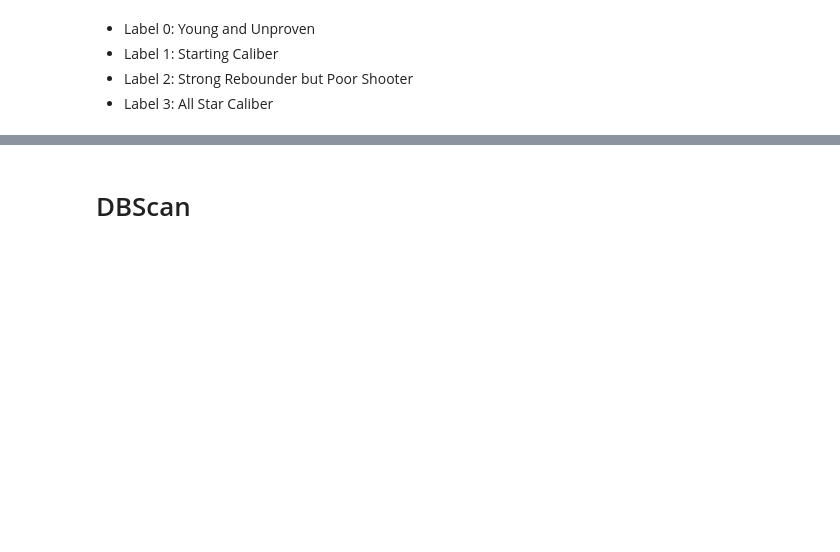
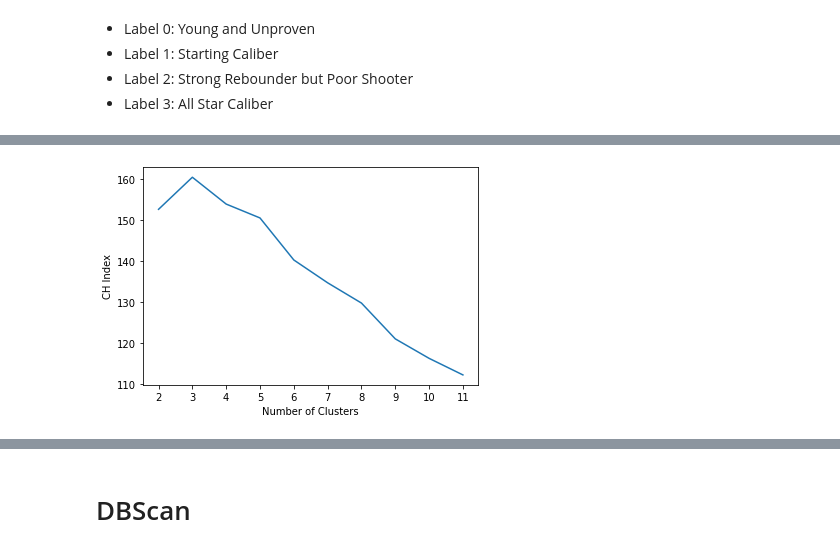
Before and after one commit to rwatling/data-mining-basketball-players, a Jupyter notebook: clustering.ipynb, the cells around one changed output, grey strips where cells are left out. Saved outputs shown, nothing was run; the diff lists cells and outputs as text; code cells hidden in the pictures; blank space fills up the shorter version.

```diff
--- a/clustering.ipynb
+++ b/clustering.ipynb
@@ -685,0 +719,16 @@ Index: []
+# %%
+ch_index = []
+
+for k in range(2,12):
+    kmeans = KMeans(n_clusters=k, random_state=64)
+    kmeans.fit(pca_2comps_df)
+    score = calinski_harabasz_score(pca_3comps_df, kmeans.labels_)
+    ch_index.append(score)
+
+plt.plot(range(2, 12), ch_index)
+plt.xticks(range(2, 12))
+plt.xlabel("Number of Clusters")
+plt.ylabel("CH Index")
+plt.show()
+# %% [output]
+[figure, added]
```
Also changed, not shown: parts of 17 cells of this notebook, 1 other file.
